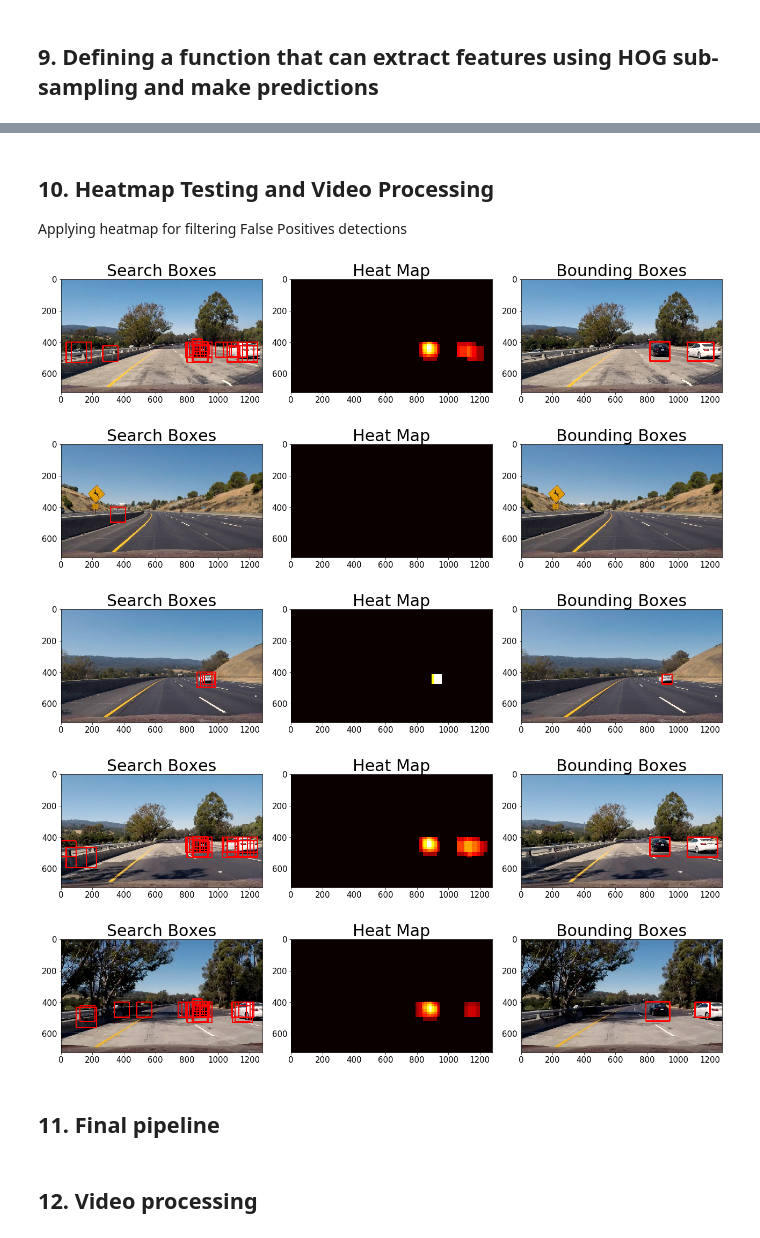
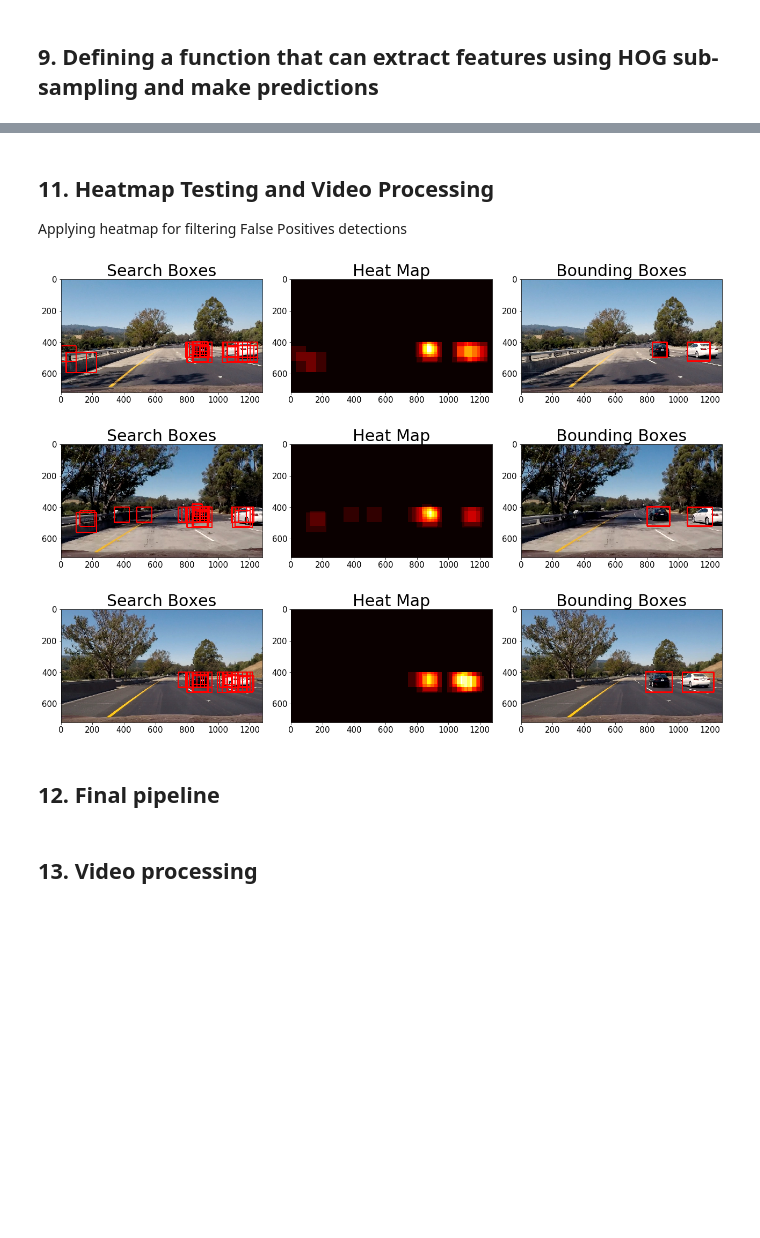
Before and after one commit to eugenn/CarND-Vehicle-Detection, a Jupyter notebook: Vehicle Detection and Tracking.ipynb, the cells around one changed output, grey strips where cells are left out. Cells and saved outputs as stored; diff of their text form; code cells hidden in the pictures; blank space fills up the shorter version.

```diff
--- a/Vehicle Detection and Tracking.ipynb
+++ b/Vehicle Detection and Tracking.ipynb
@@ -580,7 +582,7 @@ def convert_color(img, conv='RGB2YCrCb'):
 # %%
 def find_cars(img, ystart, ystop, scale, svc, X_scaler,
               orient, pix_per_cell, cell_per_block,
-              spatial_size, hist_bins):
+              spatial_size, hist_bins, show_all_rectangles=False):
 
     draw_img = np.copy(img)
     img = img.astype(np.float32)/255
@@ -643,7 +645,7 @@ def find_cars(img, ystart, ystop, scale, svc, X_scaler,
             # Scale features and make a prediction
             test_prediction = svc.predict(test_features)
 
-            if test_prediction == 1:
+            if test_prediction == 1 or show_all_rectangles:
                 xbox_left = np.int(xleft*scale)
                 ytop_draw = np.int(ytop*scale)
                 win_draw = np.int(window*scale)
@@ -657,0 +662,5 @@ def find_cars(img, ystart, ystop, scale, svc, X_scaler,
+# %%
+def box_list2_img(bbox_list):
+    bbox_list = [item for sublist in bbox_list for item in sublist]
+
+    return draw_boxes(img, bbox_list)
@@ -658,8 +731,10 @@ def find_cars(img, ystart, ystop, scale, svc, X_scaler,
 # %% [markdown]
-## 10. Heatmap Testing and Video Processing
+## 11. Heatmap Testing and Video Processing
 Applying heatmap for filtering False Positives detections
 # %%
-for i in range(1,6):
+history = deque(maxlen = 8)
+
+for i in range(4,7):
 
     fname = 'test_images/test{}.jpg'.format(i)
     img = mpimg.imread(fname)
@@ -691,42 +766,44 @@ for i in range(1,6):
     ystart = 400
     ystop = 656
     scale = 2.0
     bbox_list.append(find_cars(img, ystart, ystop, scale, svc, X_scaler,
                                     orient, pix_per_cell, cell_per_block,
                                     spatial_size, hist_bins))
 
     # Copied from 'jeremy-shannon'
     bbox_list = [item for sublist in bbox_list for item in sublist]
 
     out_img = draw_boxes(img, bbox_list)
 
     heat = np.zeros_like(img[:,:,0]).astype(np.float)
+
     heat = add_heat(heat, bbox_list)
-    heat = apply_threshold(heat, 2)
+    history.append(heat)
+
+    thresh_heatmap = sum(history)
+    thresh_heatmap = apply_threshold(thresh_heatmap, 5)
 
     # Find final boxes from heatmap using label function
-    labels = label(heat)
+    labels = label(thresh_heatmap)
     new_img = draw_labeled_bboxes(np.copy(img), labels)
 
     f, (ax1, ax2, ax3) = plt.subplots(1, 3, figsize=(18,9))
     plt.tight_layout()
     ax1.imshow(out_img)
     ax1.set_title('Search Boxes', fontsize=30)
     ax2.imshow(heat, cmap='hot')
     ax2.set_title('Heat Map', fontsize=30)
     ax3.imshow(new_img)
     ax3.set_title('Bounding Boxes', fontsize=30)
     outname = 'output_images/heat_map{}.png'.format(i)
     plt.savefig(outname, bbox_inches="tight")
     plt.show()
 # %% [output]
-[figure, old version]
+[figure, new version]
-[figure, old version]
+[figure, new version]
-[figure, old version]
+[figure, new version]
-[figure, removed]
-[figure, removed]
 # %% [markdown]
-## 11. Final pipeline
+## 12. Final pipeline
 # %%
 def pipeline(img):
     orient=10
@@ -769,7 +846,7 @@ def pipeline(img):
 
     return new_img
 # %% [markdown]
-## 12. Video processing
+## 13. Video processing
 # %%
 from moviepy.editor import VideoFileClip
 test_output = "test_video_output.mp4"
```
Also changed, not shown: parts of 8 cells of this notebook, 4 other files.
